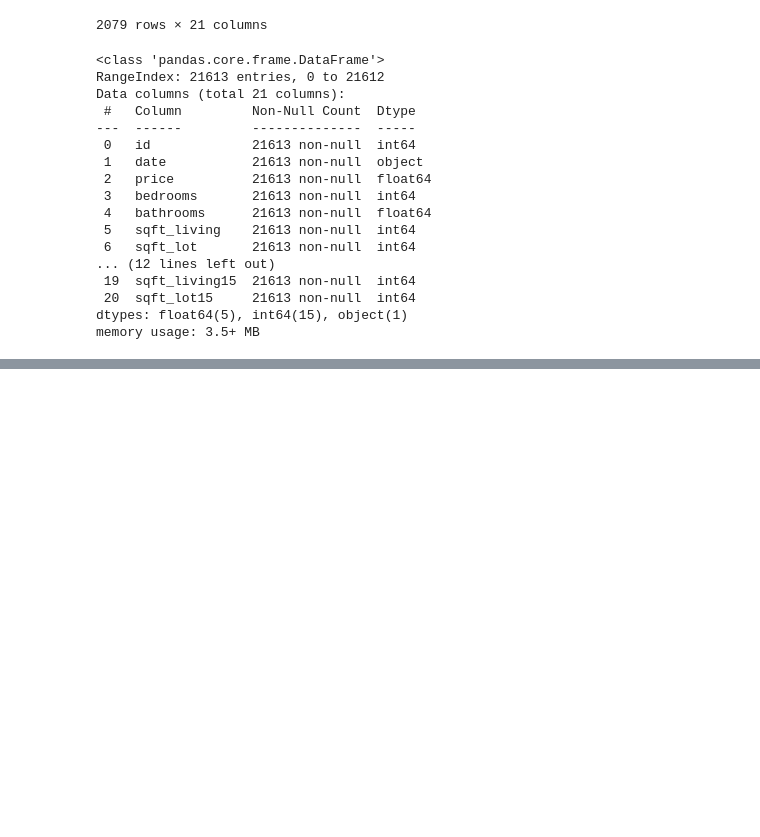
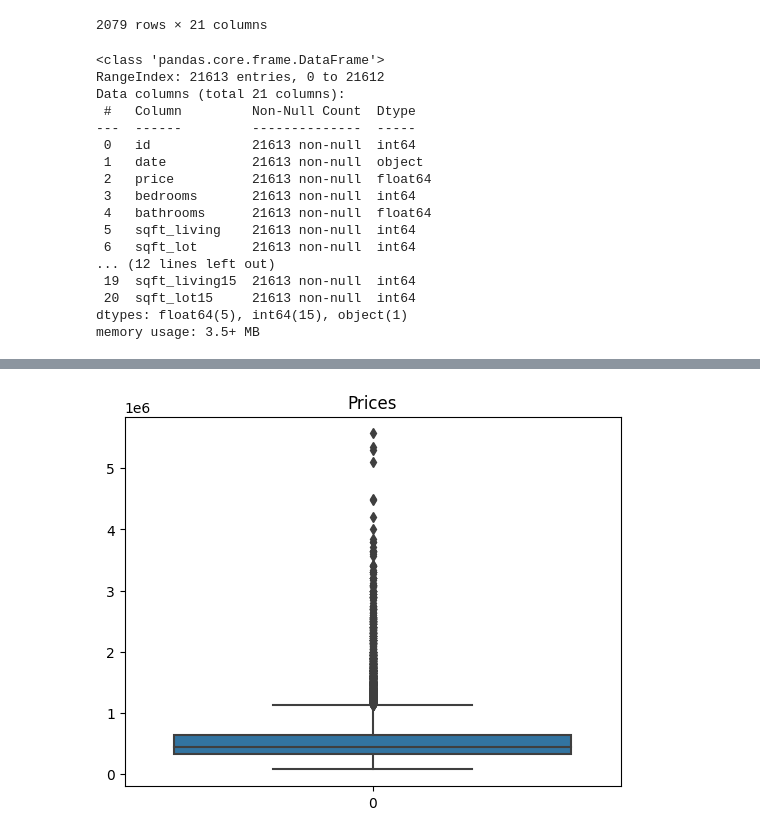
Before and after one commit to darrens2k/intro-to-data-science, a Jupyter notebook: Assignment_3.ipynb, the cells around one changed output, grey strips where cells are left out. Drawn from its saved outputs; the diff is of its cells as text; code cells hidden in the pictures; blank space fills up the shorter version.

Commit message:
cleaning data

```diff
--- a/Assignment_3.ipynb
+++ b/Assignment_3.ipynb
@@ -99,0 +158,19 @@ for val in doubled:
+# %%
+# irrelevant columns
+
+# could consider dropping the final two
+# not sure if info about the neighbours is relevant
+
+# will let it remain for now because it COULD be useful, if the regression models deem it useless then I will drop it
+
+# can drop id, not important for regression. Or just don't pass it to the models
+
+# regression models can not handle datetime, need to convert to dummy variables or extract relevant into
+# could just extract month and year, extracting day could be too granular, not sure
+# will include day and let the model deem if it is useless
+# these are categorical columns, ratio between 2 years does not really mean anything value wise like a scale would
+
+data['sale_year'] = pd.DatetimeIndex(data['date']).year
+data['sale_month'] = pd.DatetimeIndex(data['date']).month
+data['sale_day'] = pd.DatetimeIndex(data['date']).day
+data.head()
@@ -99,0 +194,68 @@ for val in doubled:
+# %%
+# check for outliers
+
+# CELL OUTPUT COLLAPSED - MANY PLOTS
+
+# check all numerical columns for outliers
+# remove outliers because regression is sensitive to them
+
+# boxplot price
+sns.boxplot(data['price'])
+# few entries seem to be outliers, drop them since regression sensitive to outliers
+# would pull the line in one direction a lot
+# drop all records with prices > 6mil
+plt.title('Prices')
+plt.show()
+data = data[data['price'] <= 6e6]
+
+# check bedrooms
+sns.boxplot(data['bedrooms'])
+plt.title('Bedrooms')
+plt.show()
+# drop entry that has 33 bedrooms
+data = data[data['bedrooms'] < 30]
+
+sns.boxplot(data['sqft_lot15'])
+plt.title('sqft_lot15')
+plt.show()
+# drop entries exceeding 5e5
+data = data[data['sqft_lot15'] < 5e5]
+
+sns.boxplot(data['bathrooms'])
+plt.title('bathrooms')
+plt.show()
+# looks good, no need for action
+
+sns.boxplot(data['sqft_living'])
+plt.title('sqft_living')
+plt.show()
+# drop one outlier exceeding 12,000
+data = data[data['sqft_living'] < 12000]
+
+sns.boxplot(data['sqft_lot'])
+plt.title('sqft_lot')
+plt.show()
+# drop one outlier, exceeding 1.5e6
+data = data[data['sqft_lot'] < 1.5e6]
+
+sns.boxplot(data['floors'])
+plt.title('floors')
+plt.show()
+# looks good, no need for action
+
+# view, condition, grade are all bounded
+
+sns.boxplot(data['sqft_above'])
+plt.title('sqft_above')
+plt.show()
+# looks good, no need for action
+
+sns.boxplot(data['sqft_basement'])
+plt.title('sqft_basement')
+plt.show()
+# drop one outlier exceeding 4000
+data = data[data['sqft_basement'] < 4000]
+
+# won't check long and lat, they are coordinates
+# %% [output]
+[figure, added]
```
Also changed, not shown: parts of 11 cells of this notebook.
